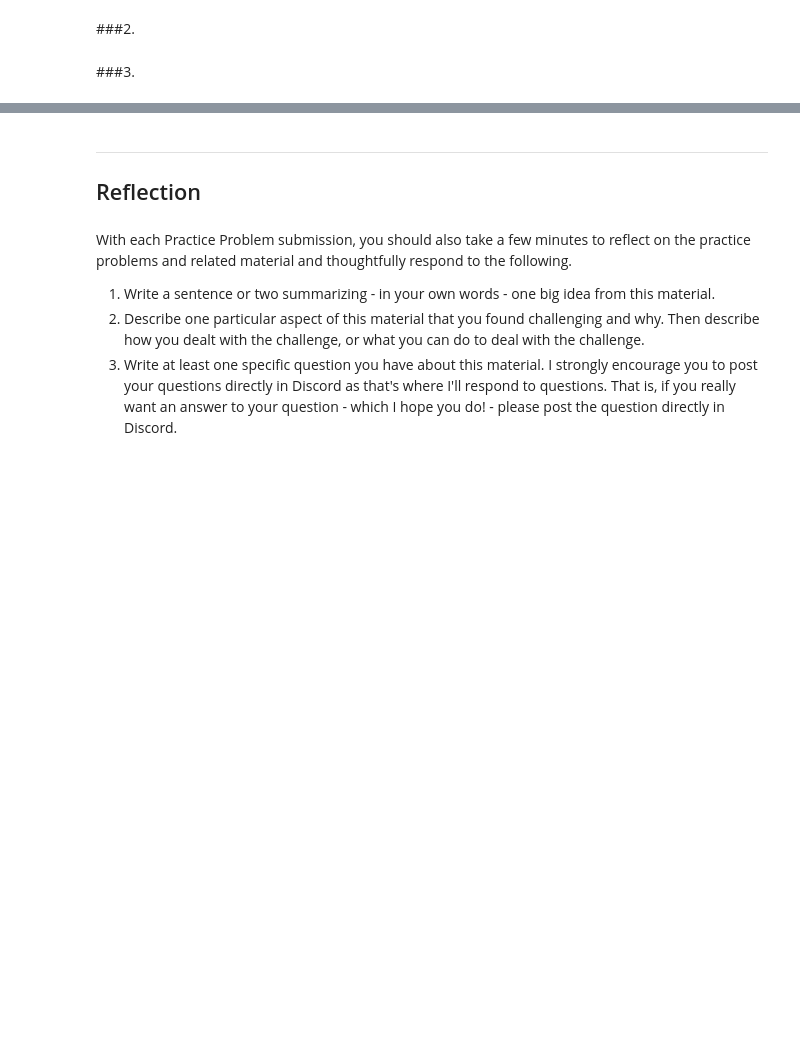
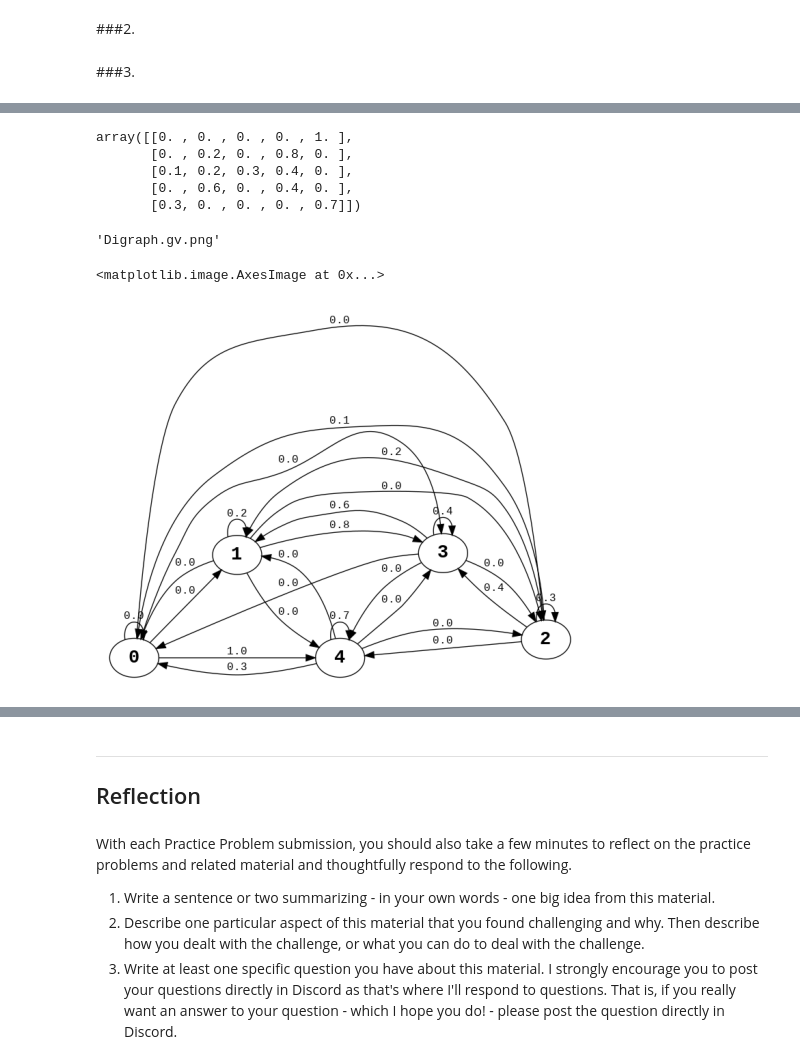
Before and after one commit to NRJaggers/Applied-Stochastic-Processes, a Jupyter notebook: PracticeProblems/DTMC_Long_Run_Behavior.ipynb, the cells around one changed output, grey strips where cells are left out. Saved outputs shown, nothing was run; the diff lists cells and outputs as text; code cells hidden in the pictures; blank space fills up the shorter version.

```diff
--- a/PracticeProblems/DTMC_Long_Run_Behavior.ipynb
+++ b/PracticeProblems/DTMC_Long_Run_Behavior.ipynb
@@ -20,0 +60,8 @@ Original Prompt can be found [here](https://bookdown.org/kevin_davisross/applied
+# %%
+a.observed_p_matrix
+# %% [output]
+array([[0. , 0. , 0. , 0. , 1. ],
+       [0. , 0.2, 0. , 0.8, 0. ],
+       [0.1, 0.2, 0.3, 0.4, 0. ],
+       [0. , 0.6, 0. , 0.4, 0. ],
+       [0.3, 0. , 0. , 0. , 0.7]])
@@ -20,0 +75,4 @@ Original Prompt can be found [here](https://bookdown.org/kevin_davisross/applied
+# %%
+graph.render()
+# %% [output]
+'Digraph.gv.png'
@@ -20,0 +82,8 @@ Original Prompt can be found [here](https://bookdown.org/kevin_davisross/applied
+# %%
+img = plt.imread('Digraph.gv.png')
+# %%
+plt.axis("off")
+plt.imshow(img)
+# %% [output]
+<matplotlib.image.AxesImage at 0x...>
+[figure, added]
```
Also changed, not shown: parts of 7 cells of this notebook.
